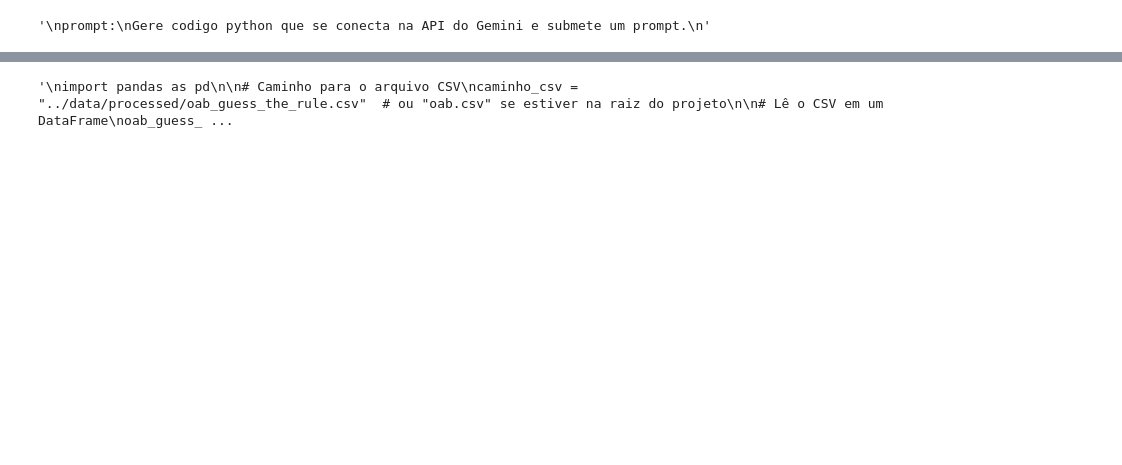
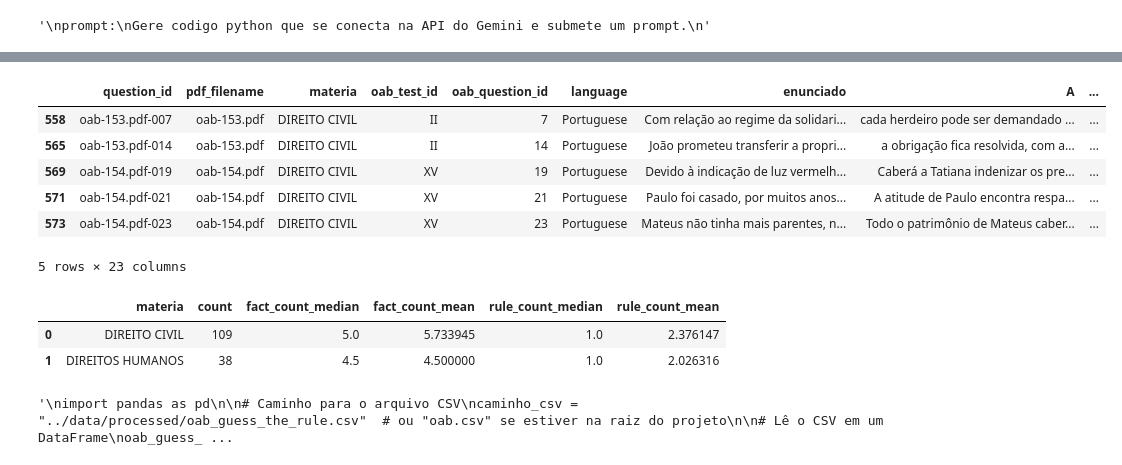
Before and after one commit to pcalais/law-cognitive-structure, a Jupyter notebook: notebooks/run-exam.ipynb, the cells around one changed output, grey strips where cells are left out. Saved outputs shown, nothing was run; the diff lists cells and outputs as text; code cells hidden in the pictures; blank space fills up the shorter version.

```diff
--- a/notebooks/run-exam.ipynb
+++ b/notebooks/run-exam.ipynb
@@ -137,3 +125,38 @@ oab_questions_df.head()
+# %%
+oab_questions_df = oab_questions_df[
+    (oab_questions_df['materia'].isin(['DIREITO CIVIL', 'DIREITOS HUMANOS'])) &
+    (oab_questions_df['rule_count'].isin([1, 4]))
+    #(oab_questions_df['fact_count'].isin([1, 4]))
+]
+
+oab_questions_df.head()
+# %% [output]
+|  | question_id | pdf_filename | materia | oab_test_id | oab_question_id | language | enunciado | A | ... |
+| 558 | oab-153.pdf-007 | oab-153.pdf | DIREITO CIVIL | II | 7 | Portuguese | Com relação ao regime da solidari... | cada herdeiro pode ser demandado ... | ... |
+| 565 | oab-153.pdf-014 | oab-153.pdf | DIREITO CIVIL | II | 14 | Portuguese | João prometeu transferir a propri... | a obrigação fica resolvida, com a... | ... |
+| 569 | oab-154.pdf-019 | oab-154.pdf | DIREITO CIVIL | XV | 19 | Portuguese | Devido à indicação de luz vermelh... | Caberá a Tatiana indenizar os pre... | ... |
+| 571 | oab-154.pdf-021 | oab-154.pdf | DIREITO CIVIL | XV | 21 | Portuguese | Paulo foi casado, por muitos anos... | A atitude de Paulo encontra respa... | ... |
+| 573 | oab-154.pdf-023 | oab-154.pdf | DIREITO CIVIL | XV | 23 | Portuguese | Mateus não tinha mais parentes, n... | Todo o patrimônio de Mateus caber... | ... |
+5 rows × 23 columns
+# %%
+stats_df = (
+    oab_questions_df
+    .groupby('materia')
+    .agg(
+        count=('materia', 'count'),
+        fact_count_median=('fact_count', 'median'),
+        fact_count_mean=('fact_count', 'mean'),
+        rule_count_median=('rule_count', 'median'),
+        rule_count_mean=('rule_count', 'mean')
+    )
+    .reset_index()
+)
+
+stats_df
+# %% [output]
+|  | materia | count | fact_count_median | fact_count_mean | rule_count_median | rule_count_mean |
+| 0 | DIREITO CIVIL | 109 | 5.0 | 5.733945 | 1.0 | 2.376147 |
+| 1 | DIREITOS HUMANOS | 38 | 4.5 | 4.500000 | 1.0 | 2.026316 |
 # %%
 '''
 import pandas as pd
```
Also changed, not shown: parts of 11 cells of this notebook.
